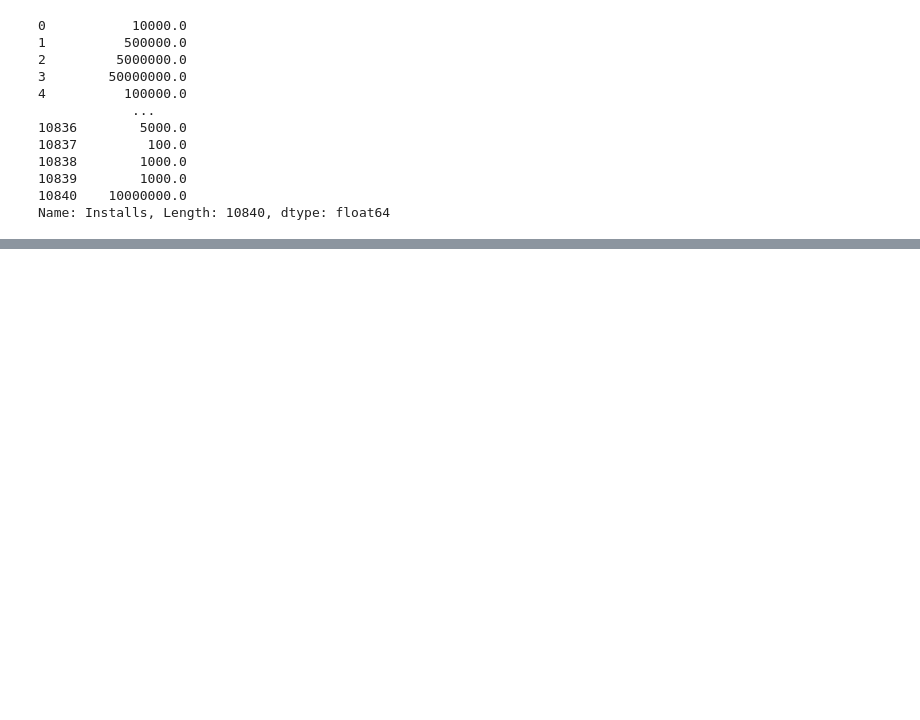
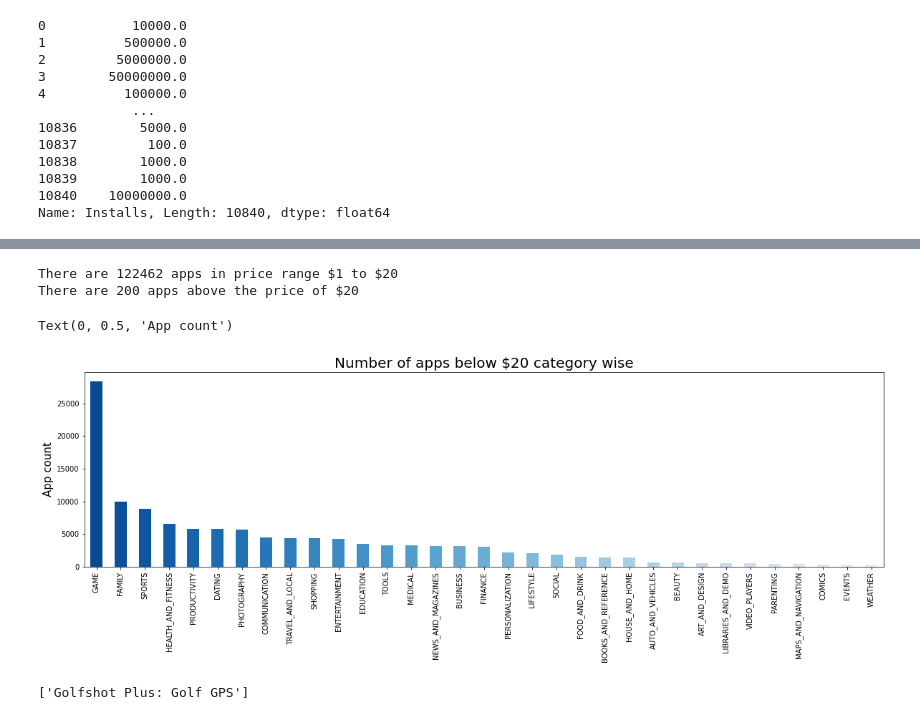
Before and after one commit to Selva-Subramanian/Playstore-Apps-Review-Analysis, a Jupyter notebook: Playstore_Apps_Review_Analysis.ipynb, the cells around one changed output, grey strips where cells are left out. Drawn from its saved outputs; the diff is of its cells as text; code cells hidden in the pictures; blank space fills up the shorter version.

```diff
--- a/Playstore_Apps_Review_Analysis.ipynb
+++ b/Playstore_Apps_Review_Analysis.ipynb
@@ -383,0 +485,24 @@ Name: Installs, Length: 10840, dtype: float64
+# %%
+df1_20 = df1[(df1['Price']>1)]
+df1_20 = df1[(df1['Price']<=20)]
+df1_20plus = df1[(df1['Price']>20)]
+
+df_price_20 = df1_20['Price']
+df_price_20plus = df1_20plus['Price']
+# %%
+print(f'There are {len(df_price_20)} apps in price range $1 to $20' )
+print(f'There are {len(df_price_20plus)} apps above the price of $20')
+# %% [output]
+There are 122462 apps in price range $1 to $20
+There are 200 apps above the price of $20
+# %%
+df1_20 = df1_20['Category'].value_counts()
+cmap = plt.get_cmap('Blues')
+colours = [cmap(i) for i in list(np.linspace(0.9,0.1,33))]
+df1_20[df1['Category'].value_counts()>100].plot(kind='bar',color=colours)
+plt.rcParams['figure.figsize'] = (30,5)
+plt.title('Number of apps below $20 category wise',fontsize=20)
+plt.ylabel('App count',fontsize=15)
+# %% [output]
+Text(0, 0.5, 'App count')
+[figure, added]
@@ -383,0 +511,6 @@ Name: Installs, Length: 10840, dtype: float64
+# %%
+df1_20plus = df1_20plus[['App','Category','Price','Installs']]
+df1_20plus = df1_20plus.sort_values(by='Price',ascending=False)
+list(df1_20plus['App'].unique())
+# %% [output]
+['Golfshot Plus: Golf GPS']
```
Also changed, not shown: parts of 18 cells of this notebook.
